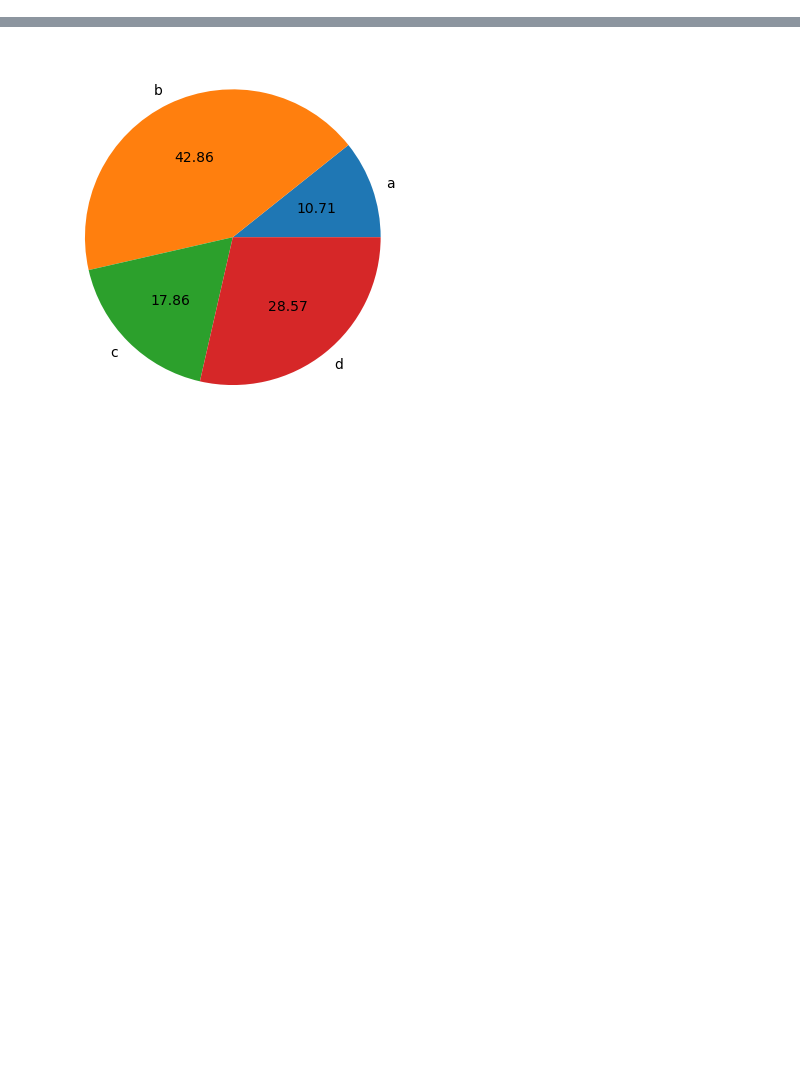
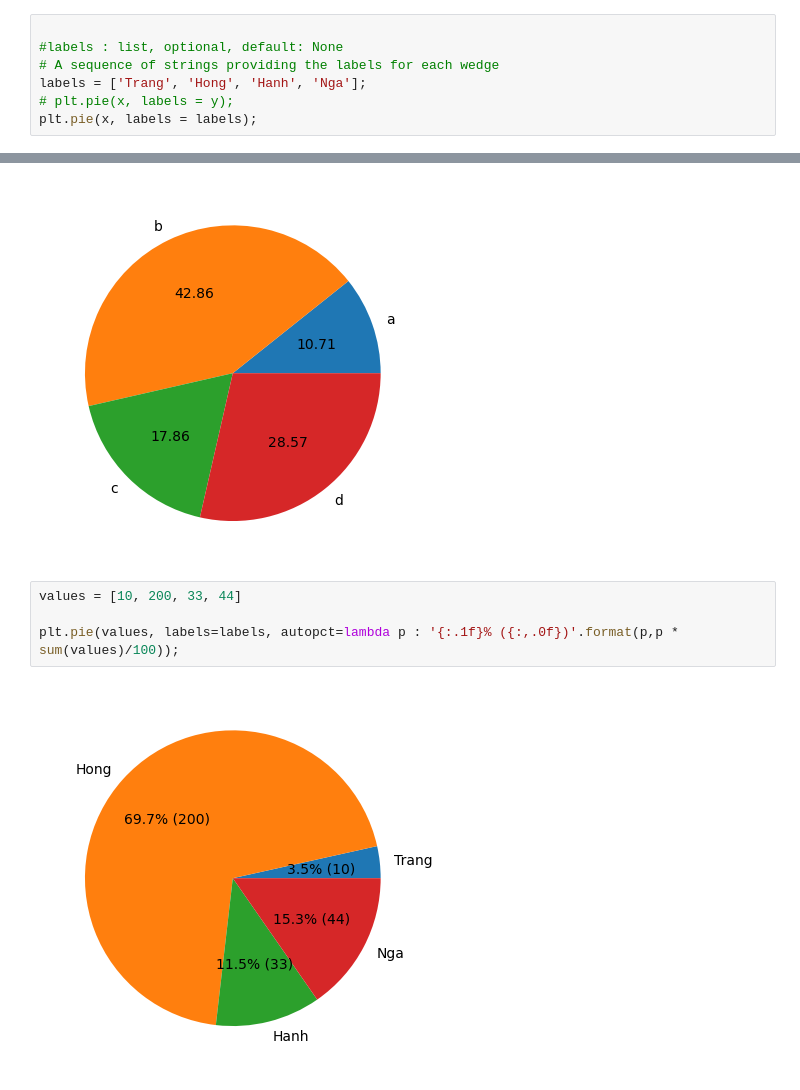
Before and after one commit to TrangTranThu/Python, a Jupyter notebook: Matplotlib/PieChart.ipynb, the cells around one changed output, grey strips where cells are left out. Drawn from its saved outputs; the diff is of its cells as text; blank space fills up the shorter version.

```diff
--- a/Matplotlib/PieChart.ipynb
+++ b/Matplotlib/PieChart.ipynb
@@ -60,0 +57,7 @@ plt.pie(x, labels = ['Trang', 'Hong', 'Hanh', 'Nga']);
+# %%
+
+#labels : list, optional, default: None
+# A sequence of strings providing the labels for each wedge
+labels = ['Trang', 'Hong', 'Hanh', 'Nga'];
+# plt.pie(x, labels = y);
+plt.pie(x, labels = labels);
@@ -72,5 +81,11 @@ plt.pie(x, colors = ['black', '#4CAF50', 'red', 'blue']);
 plt.pie(x, labels=['a', 'b', 'c', 'd'] , autopct='%.2f');
 # %% [output]
 [figure]
+# %%
+values = [10, 200, 33, 44]
+
+plt.pie(values, labels=labels, autopct=lambda p : '{:.1f}% ({:,.0f})'.format(p,p * sum(values)/100));
+# %% [output]
+[figure, added]
 # %%
 # make the pie circular by setting the aspect ratio to 1
```
Also changed, not shown: parts of 30 cells of this notebook.
